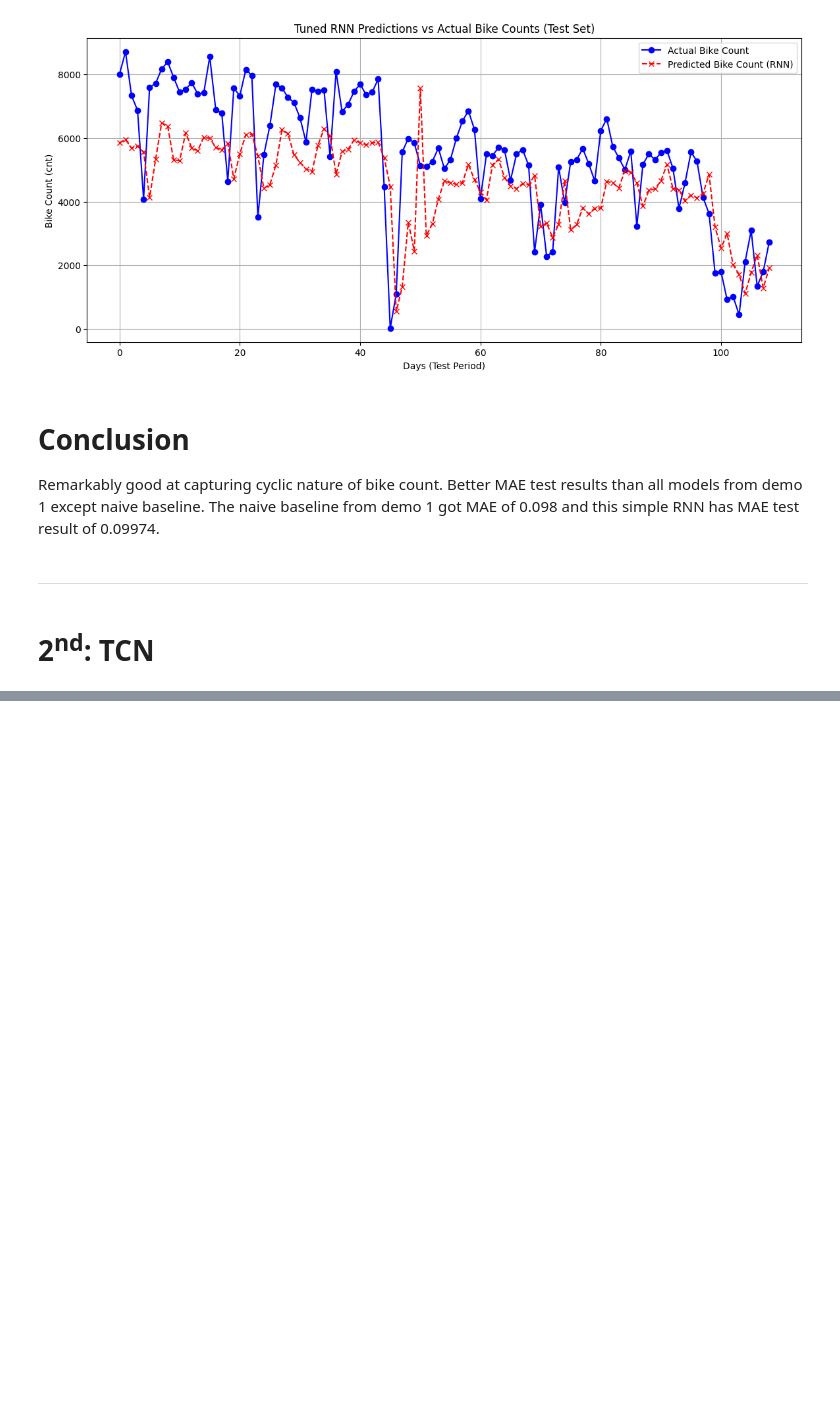
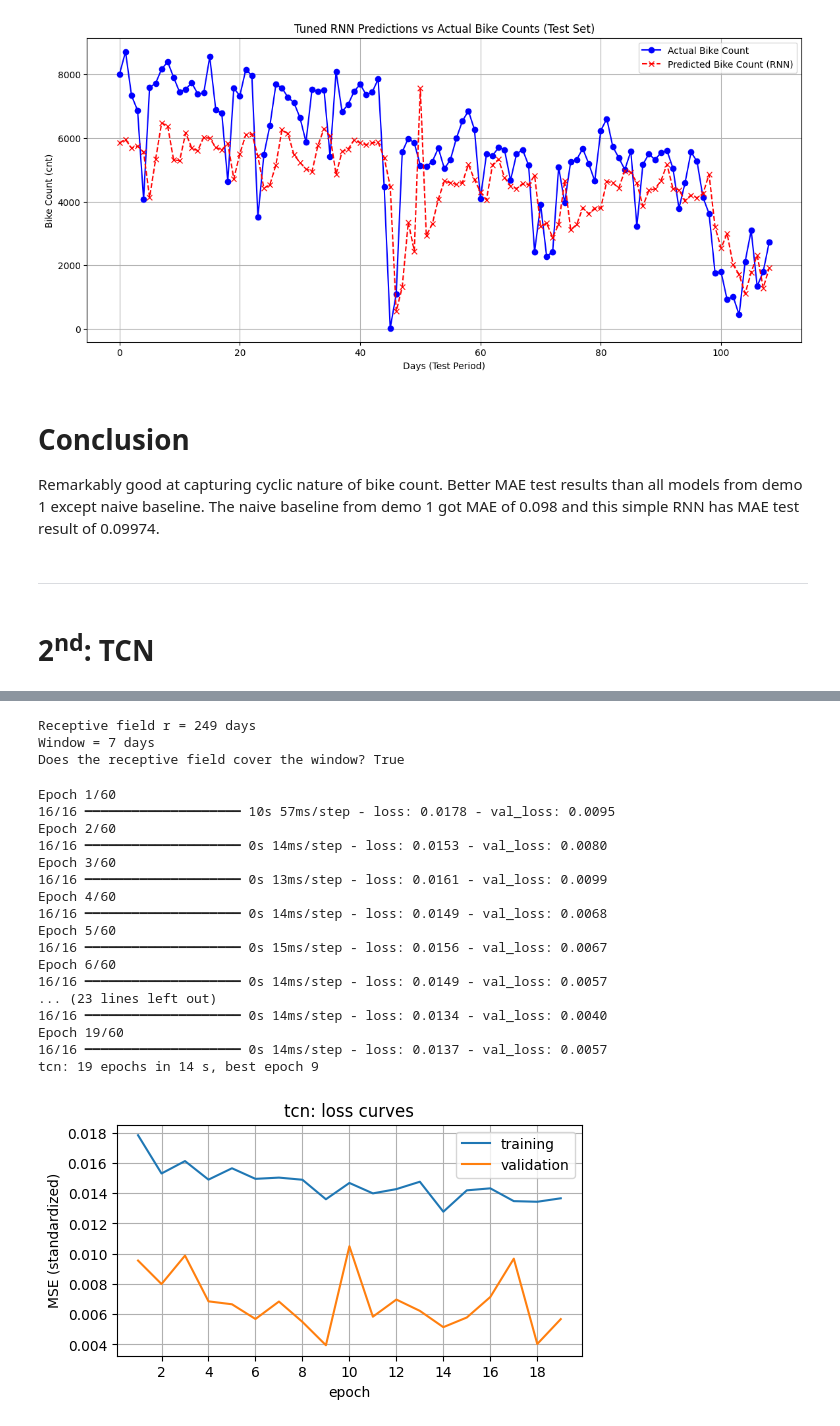
Before and after one commit to LamaAbdulal/AISE4010_Project, a Jupyter notebook: standard_RNN_demo2.ipynb, the cells around one changed output, grey strips where cells are left out. Saved outputs shown, nothing was run; the diff lists cells and outputs as text; code cells hidden in the pictures; blank space fills up the shorter version.

```diff
--- a/standard_RNN_demo2.ipynb
+++ b/standard_RNN_demo2.ipynb
@@ -389,3 +393,6 @@ KERNEL_SIZE = 5           # TCN kernel size k. Assume 5.
 DILATIONS = [1, 2, 4, 8, 16]    # TCN: one residual block per dilation
 
 FILTERS = 8              # TCN filters per convolution. Assume 8.
+RANDOM_SEED = 303        #Assumed similar to tutorial.
+WINDOW = 7               #Lookback of 7 days in the past.
+DROPOUT = 0.1            #Assume for now.
@@ -391,0 +427,72 @@ FILTERS = 8              # TCN filters per convolution. Assume 8.
+# %%
+#Step 2: Build the receptive field (the area that the convolution
+#filter will be applied to):
+receptive_field = 1 + 2 * (KERNEL_SIZE - 1) * sum(DILATIONS)
+
+print(f'Receptive field r = {receptive_field} days')
+print(f'Window = {WINDOW} days')
+print(f'Does the receptive field cover the window? {receptive_field >= WINDOW}')
+# %% [output]
+Receptive field r = 249 days
+Window = 7 days
+Does the receptive field cover the window? True
+# %%
+# Step 3: Train the TCN model
+import time
+
+def train(model, learning_rate):
+  keras.utils.set_random_seed(RANDOM_SEED)
+  model.compile(optimizer=keras.optimizers.Adam(learning_rate=learning_rate), loss='mse')
+  stop = keras.callbacks.EarlyStopping(monitor='val_loss', patience=10, restore_best_weights=True)
+  start = time.time()
+
+  # Match targets shape to the model output
+  y_train_cnt = y_train[:, 0, 0]
+  y_val_cnt = y_val[:, 0, 0]
+
+  history = model.fit(
+      X_train, y_train_cnt,
+      validation_data=(X_val, y_val_cnt),
+      epochs=60,
+      batch_size=32,
+      callbacks=[stop],
+      verbose=1
+  )
+  seconds = time.time() - start
+
+  print(f"{model.name}: {len(history.history['loss'])} epochs in {seconds:.0f} s, "
+        f"best epoch {np.argmin(history.history['val_loss']) + 1}")
+
+  plt.figure(figsize=(6, 3))
+  epochs = np.arange(1, len(history.history['loss']) + 1)
+  plt.plot(epochs, history.history['loss'], label='training')
+  plt.plot(epochs, history.history['val_loss'], label='validation')
+  plt.title(f'{model.name}: loss curves')
+  plt.xlabel('epoch')
+  plt.ylabel('MSE (standardized)')
+  plt.gca().xaxis.set_major_locator(plt.MaxNLocator(integer=True))
+  plt.legend()
+  plt.grid(True)
+  plt.show()
+  return seconds
+
+train_seconds = {'TCN': train(tcn, learning_rate=1e-3)}
+# %% [output]
+Epoch 1/60
+16/16 ━━━━━━━━━━━━━━━━━━━━ 10s 57ms/step - loss: 0.0178 - val_loss: 0.0095
+Epoch 2/60
+16/16 ━━━━━━━━━━━━━━━━━━━━ 0s 14ms/step - loss: 0.0153 - val_loss: 0.0080
+Epoch 3/60
+16/16 ━━━━━━━━━━━━━━━━━━━━ 0s 13ms/step - loss: 0.0161 - val_loss: 0.0099
+Epoch 4/60
+16/16 ━━━━━━━━━━━━━━━━━━━━ 0s 14ms/step - loss: 0.0149 - val_loss: 0.0068
+Epoch 5/60
+16/16 ━━━━━━━━━━━━━━━━━━━━ 0s 15ms/step - loss: 0.0156 - val_loss: 0.0067
+Epoch 6/60
+16/16 ━━━━━━━━━━━━━━━━━━━━ 0s 14ms/step - loss: 0.0149 - val_loss: 0.0057
+... (23 lines left out)
+16/16 ━━━━━━━━━━━━━━━━━━━━ 0s 14ms/step - loss: 0.0134 - val_loss: 0.0040
+Epoch 19/60
+16/16 ━━━━━━━━━━━━━━━━━━━━ 0s 14ms/step - loss: 0.0137 - val_loss: 0.0057
+tcn: 19 epochs in 14 s, best epoch 9
+[figure, added]
```
Also changed, not shown: parts of 10 cells of this notebook.
